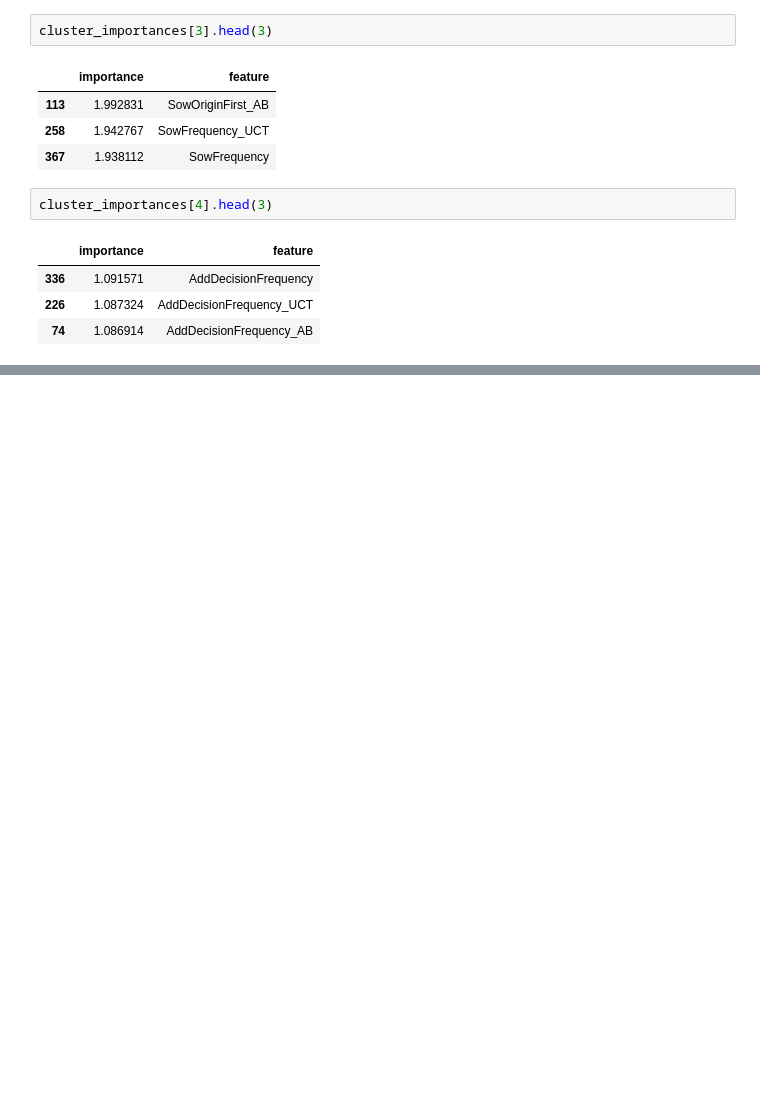
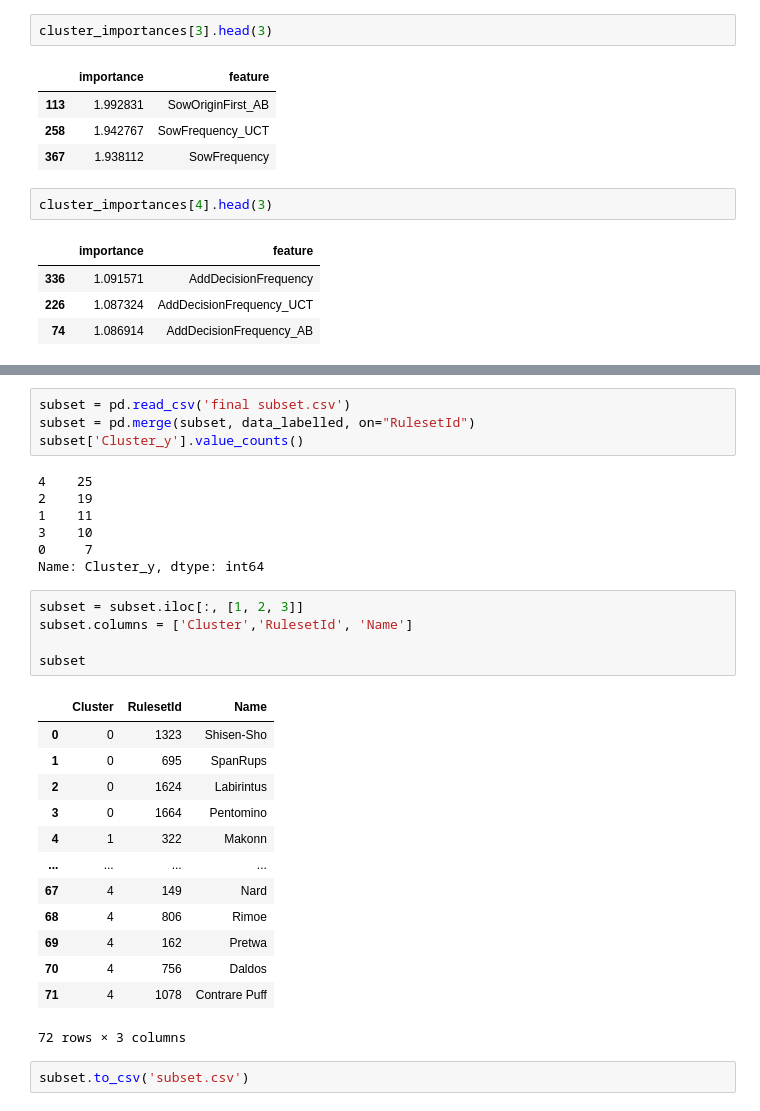
Before and after one commit to simivych/Project4.1, a Jupyter notebook: Python/Explainability.ipynb, the cells around one changed output, grey strips where cells are left out. Drawn from its saved outputs; the diff is of its cells as text; blank space fills up the shorter version.

Commit message:
Subset fixed

```diff
--- a/Python/Explainability.ipynb
+++ b/Python/Explainability.ipynb
@@ -774,0 +833,32 @@ cluster_importances[4].head(3)
+# %%
+subset = pd.read_csv('final subset.csv')
+subset = pd.merge(subset, data_labelled, on="RulesetId")
+subset['Cluster_y'].value_counts()
+# %% [output]
+4    25
+2    19
+1    11
+3    10
+0     7
+Name: Cluster_y, dtype: int64
+# %%
+subset = subset.iloc[:, [1, 2, 3]]
+subset.columns = ['Cluster','RulesetId', 'Name']
+
+subset
+# %% [output]
+|  | Cluster | RulesetId | Name |
+| 0 | 0 | 1323 | Shisen-Sho |
+| 1 | 0 | 695 | SpanRups |
+| 2 | 0 | 1624 | Labirintus |
+| 3 | 0 | 1664 | Pentomino |
+| 4 | 1 | 322 | Makonn |
+| ... | ... | ... | ... |
+| 67 | 4 | 149 | Nard |
+| 68 | 4 | 806 | Rimoe |
+| 69 | 4 | 162 | Pretwa |
+| 70 | 4 | 756 | Daldos |
+| 71 | 4 | 1078 | Contrare Puff |
+72 rows × 3 columns
+# %%
+subset.to_csv('subset.csv')
```
Also changed, not shown: parts of 3 cells of this notebook, 1 other file.
